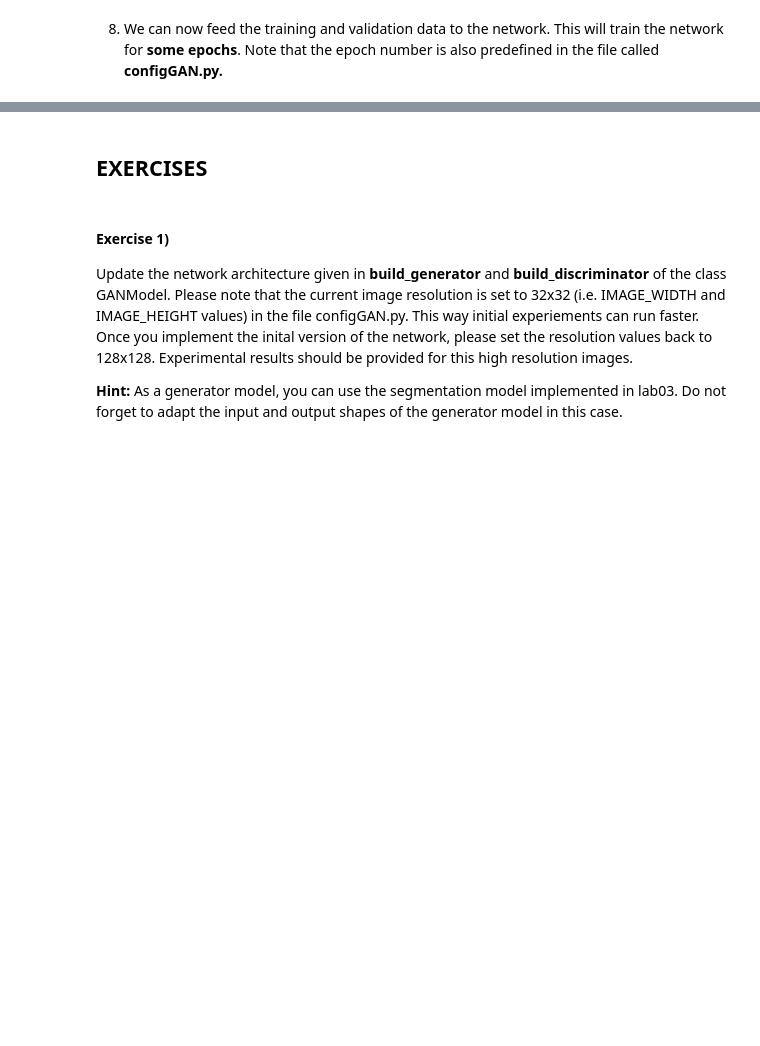
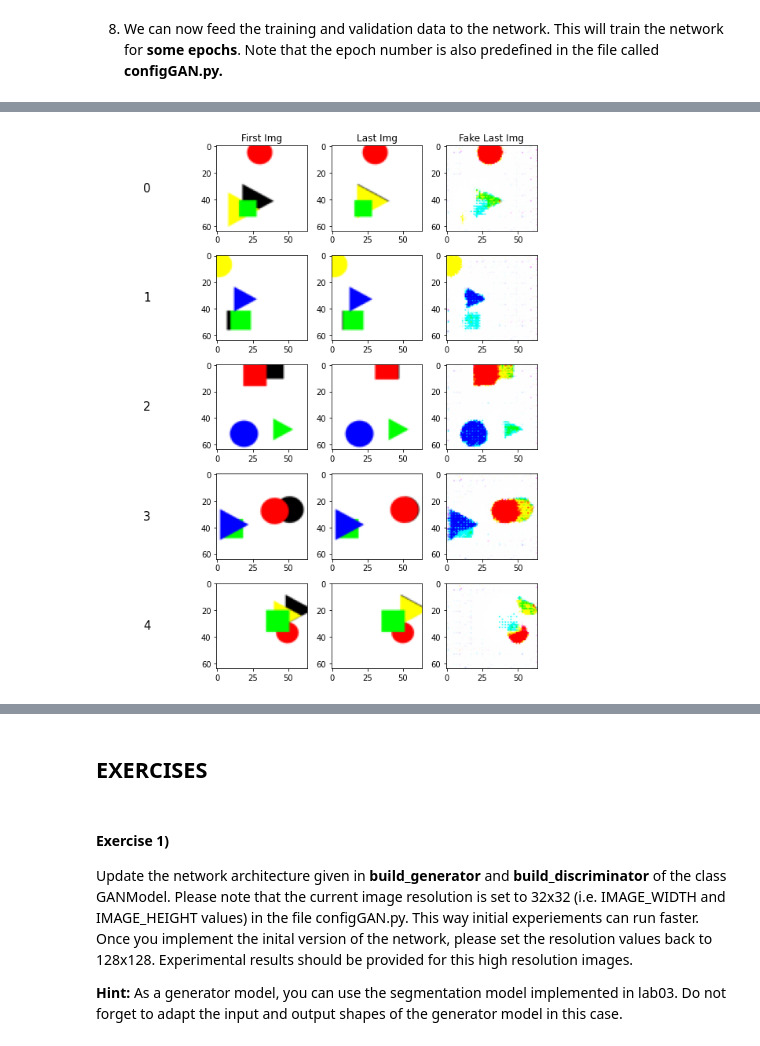
Before and after one commit to kallekj/ArtificialFlyingObjects, a Jupyter notebook: Project/projectGAN/runGAN-project.ipynb, the cells around one changed output, grey strips where cells are left out. Saved outputs shown, nothing was run; the diff lists cells and outputs as text; code cells hidden in the pictures; blank space fills up the shorter version.

```diff
--- a/Project/projectGAN/runGAN-project.ipynb
+++ b/Project/projectGAN/runGAN-project.ipynb
@@ -435,8 +693,35 @@ for epoch in range(cfg.NUM_EPOCHS):
-# %%
-for batch_i in range(100):
-    test_first_imgs, test_last_imgs = next(test_batch_generator)
-    test_fake_last_imgs = modelObj.generator.predict(test_first_imgs)
-
-    test_img_name = output_log_dir + "/gen_img_test_" + str(batch_i) + ".png"
-    merged_img = np.vstack((test_first_imgs[0],test_last_imgs[0],test_fake_last_imgs[0]))
-    imageio.imwrite(test_img_name, img_as_ubyte(merged_img))
+# %%
+rows = 5
+fig, axs = plt.subplots(nrows=rows, ncols=4, figsize=(8, 2*rows))
+
+# build a rectangle in axes coords
+left, width = .25, .5
+bottom, height = .25, .5
+right = left + width
+top = bottom + height
+
+
+for ax, batch_i in zip(axs, range(rows)):
+    test_first_imgs, test_last_imgs, test_img_labels = next(test_batch_generator)
+    test_img_labels = label_encoder(test_img_labels)
+    test_fake_last_imgs = modelObj.generator.predict([test_first_imgs, test_img_labels])
+
+    test_img_name = output_log_dir + "/gen_img_test_" + str(batch_i) + ".png"
+    #merged_img = np.vstack((test_first_imgs[0],test_last_imgs[0],test_fake_last_imgs[0]))
+    #imageio.imwrite(test_img_name, img_as_ubyte(merged_img))
+    ax[0].text(0.5*(left+right), 0.5*(bottom+top), batch_i,
+    horizontalalignment='center',
+    verticalalignment='center',
+    fontsize=15)
+    ax[0].axis('off')
+    for i, img in zip(range(1,4), [["First Img", test_first_imgs[0]], ["Last Img", test_last_imgs[0]], ["Fake Last Img", test_fake_last_imgs[0]]]):
+        ax[i].imshow(img[1])
+        if(batch_i == 0):
+            ax[i].set_title(img[0])
+        ax[i].axis('auto')
+
+
+plt.tight_layout()
+plt.show()
+# %% [output]
+[figure, added]
```
Also changed, not shown: parts of 19 cells of this notebook, 28 other files.
